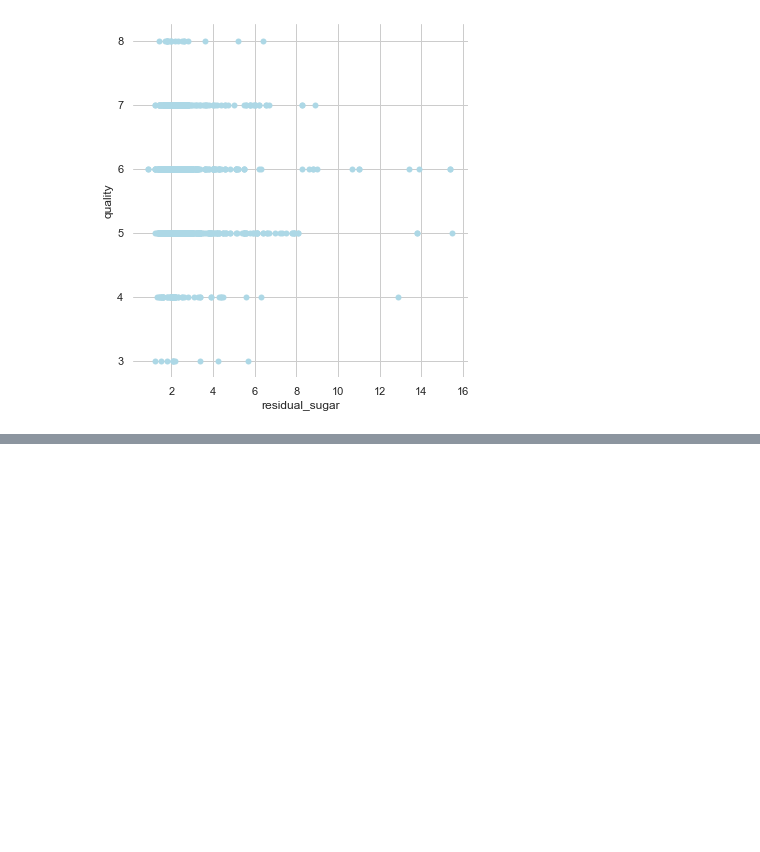
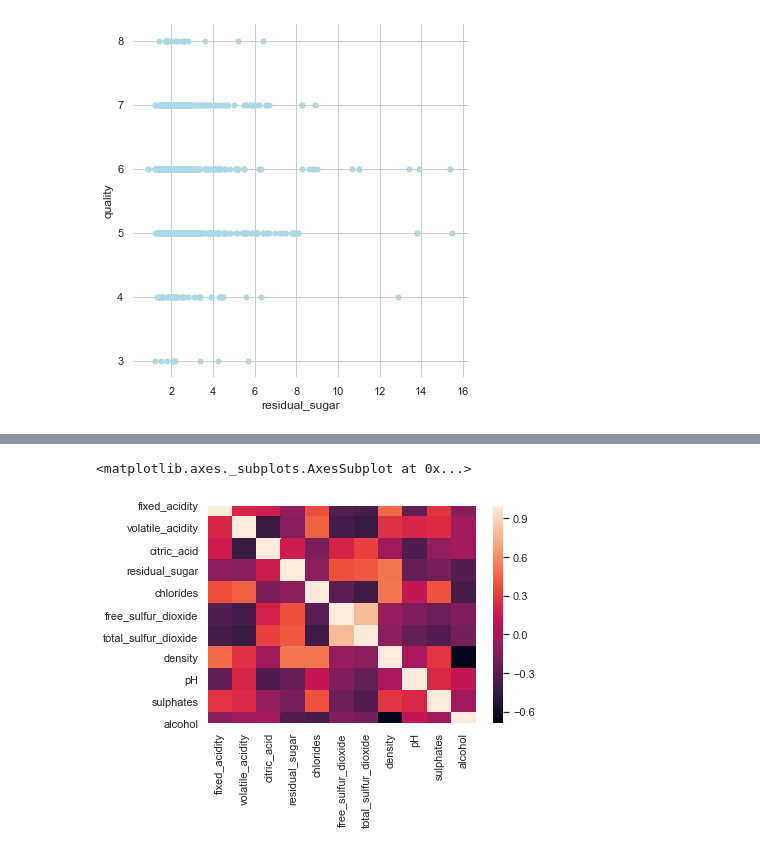
Before and after one commit to RobbieZifchak/Wino, a Jupyter notebook: wine_analysis_1.ipynb, the cells around one changed output, grey strips where cells are left out. Saved outputs shown, nothing was run; the diff lists cells and outputs as text; code cells hidden in the pictures; blank space fills up the shorter version.

```diff
--- a/wine_analysis_1.ipynb
+++ b/wine_analysis_1.ipynb
@@ -227,11 +235,3 @@ plt.show()
 # %%
 #try z-scoring data
 #create polynomials // exponentiate all values
-# %%
-def log_transform(df):
-    """Performs log transformation of a dataframes columns. If columns value is equal to 0, 0.001 will be logged instead."""
-    logged = []
-    for column in df.columns:
-        logged.append(df[f'{column}'].transform(lambda x: np.log(x) if x !=0 else np.log(0.001)))
-    logged_df = pd.DataFrame(logged)
-    return logged_df.transpose()
@@ -332,0 +238,8 @@ regression(df_red['alcohol'],df_red['quality'], 'green')
+# %%
+def log_transform(full_df):
+    """Performs log transformation of a dataframes columns. If columns value is equal to 0, 0.001 will be logged instead."""
+    logged = []
+    for column in df.columns:
+        logged.append(df[f'{column}'].transform(lambda x: np.log(x) if x !=0 else np.log(0.001)))
+    logged_df = pd.DataFrame(logged)
+    return logged_df.transpose()
@@ -332,0 +255,2 @@ regression(df_red['alcohol'],df_red['quality'], 'green')
+# %%
+df_no_dummy = df.drop(columns = ['type_cat_2', 'total_sulfur_dioxide'], inplace = True)
@@ -332,0 +259,2 @@ regression(df_red['alcohol'],df_red['quality'], 'green')
+# %%
+df_logged = log_transform(df_no_dummy)
@@ -332,0 +284,5 @@ regression(df_red['alcohol'],df_red['quality'], 'green')
+# %%
+sns.heatmap(df_logged.corr())
+# %% [output]
+<matplotlib.axes._subplots.AxesSubplot at 0x...>
+[figure, added]
```
Also changed, not shown: parts of 51 cells of this notebook, 1 other file.
